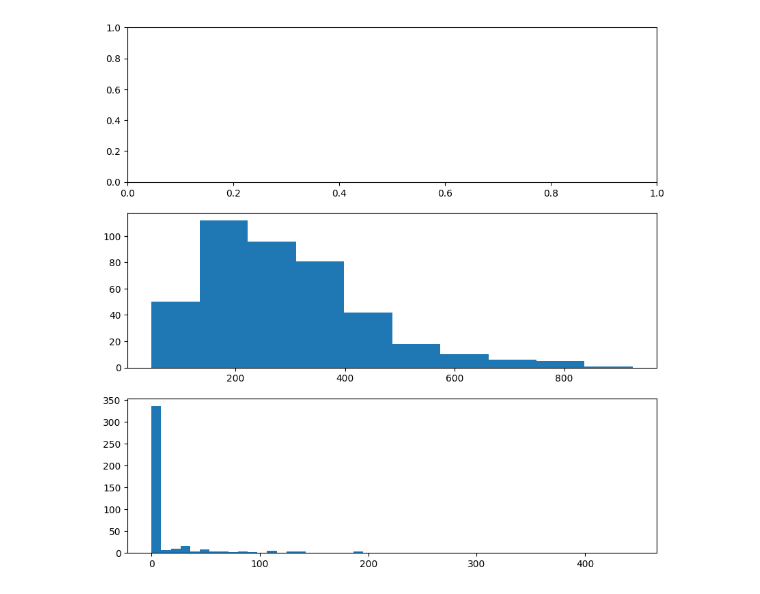
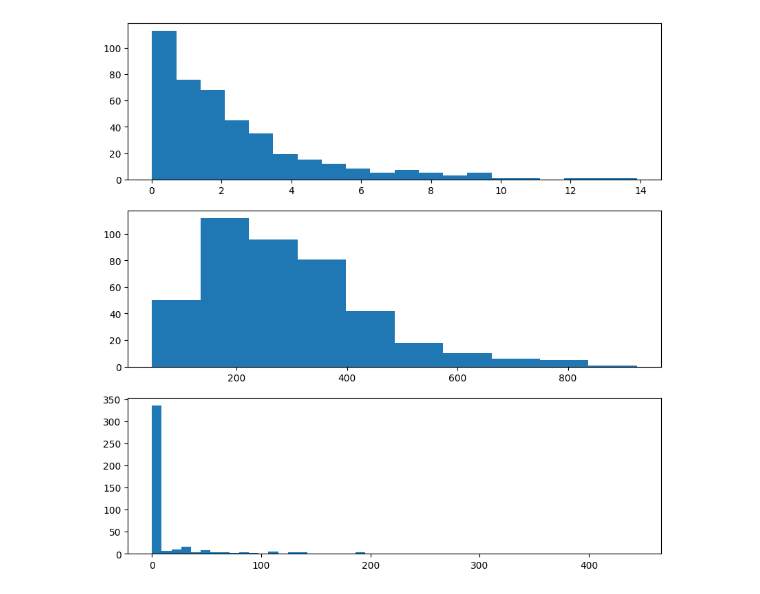
Before and after one commit to stilxam/StochasticSimulations, a Jupyter notebook: assignments/three/data_exploration.ipynb, the cells around one changed output. Saved outputs shown, nothing was run; the diff lists cells and outputs as text; code cells hidden in the pictures.

Commit message:
histograms plotted

```diff
--- a/assignments/three/data_exploration.ipynb
+++ b/assignments/three/data_exploration.ipynb
@@ -31,0 +14,18 @@ print(len(interarrival_times))
+# %%
+print(arrivals[0], arrivals[1], arrivals[2])
+
+import pandas as pd
+
+# Convert timestamps to datetime objects
+arrivals_datetime = [arrival.to_pydatetime() for arrival in arrivals]
+
+# make a datetime object for 2024-02-01 at 06:00:00
+start_time = pd.to_datetime('2024-02-01 06:00:00')
+
+print(arrivals_datetime[0])
+
+# Calculate interarrival times in minutes
+interarrival_times = [(arrivals_datetime[i] - arrivals_datetime[i-1]).total_seconds() / 60 if i != 0 else
+                      (arrivals_datetime[0] - start_time).total_seconds() / 60 for i in range(len(arrivals_datetime))]
+
+print("Interarrival Times (in minutes):", interarrival_times)
@@ -32,13 +36,13 @@ print(len(interarrival_times))
 # %%
 # a figure with 3 subplots
 import matplotlib.pyplot as plt
 fig, axs = plt.subplots(3, 1, figsize=(10, 10))
 
-# axs[0].hist(interarrival_times, bins=20)
+axs[0].hist(interarrival_times, bins=20)
 axs[1].hist(fuel_time, bins=10)
 axs[2].hist(shop_time, bins=50)
 
 # show the plot
 plt.show()
 # %% [output]
-[figure, old version]
+[figure, new version]
```
Also changed, not shown: parts of 3 cells of this notebook, 1 other file.
